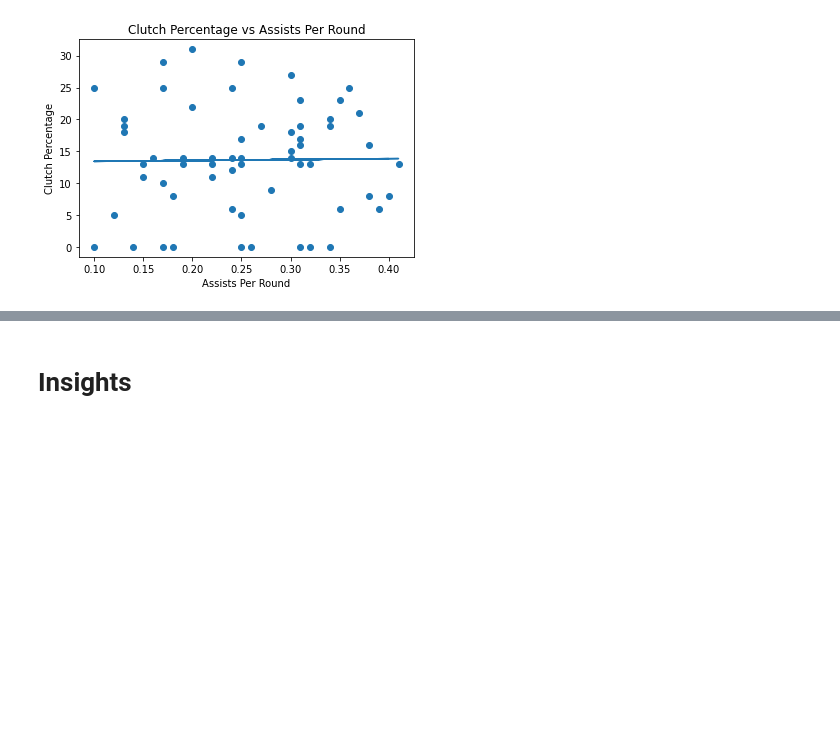
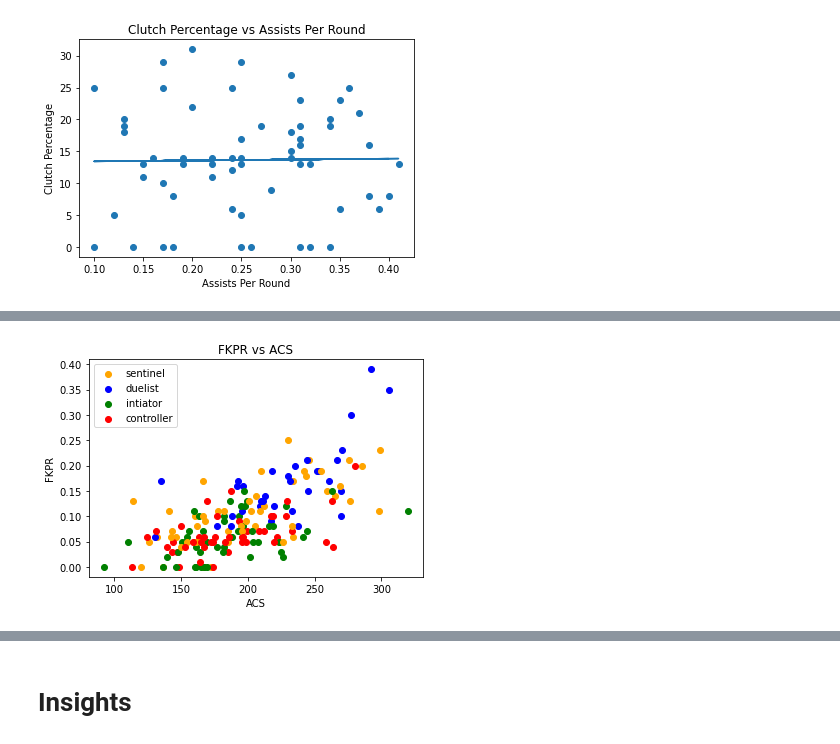
Before and after one commit to shwaylay/cmsc320project, a Jupyter notebook: FinalProject.ipynb, the cells around one changed output, grey strips where cells are left out. Cells and saved outputs as stored; diff of their text form; code cells hidden in the pictures; blank space fills up the shorter version.

```diff
--- a/FinalProject.ipynb
+++ b/FinalProject.ipynb
@@ -400,0 +420,22 @@ Notes:
+# %%
+#imma plot ACS and FKPR for everyone and label them with class
+
+plt.figure()
+
+for agent in all_agents:
+    agent_frame = agent_data[agent]
+    fkpr = agent_frame['FKPR']
+    acs = agent_frame['ACS']
+    agent_class = agent_classes[agent]
+
+    plt.scatter(acs, fkpr, c=class_colors[agent_class])
+
+
+plt.title('FKPR vs ACS')
+plt.xlabel('ACS')
+plt.ylabel('FKPR')
+plt.legend(labels=['sentinel','duelist','intiator','controller'])
+
+plt.show()
+# %% [output]
+[figure, added]
```
Also changed, not shown: parts of 5 cells of this notebook.
